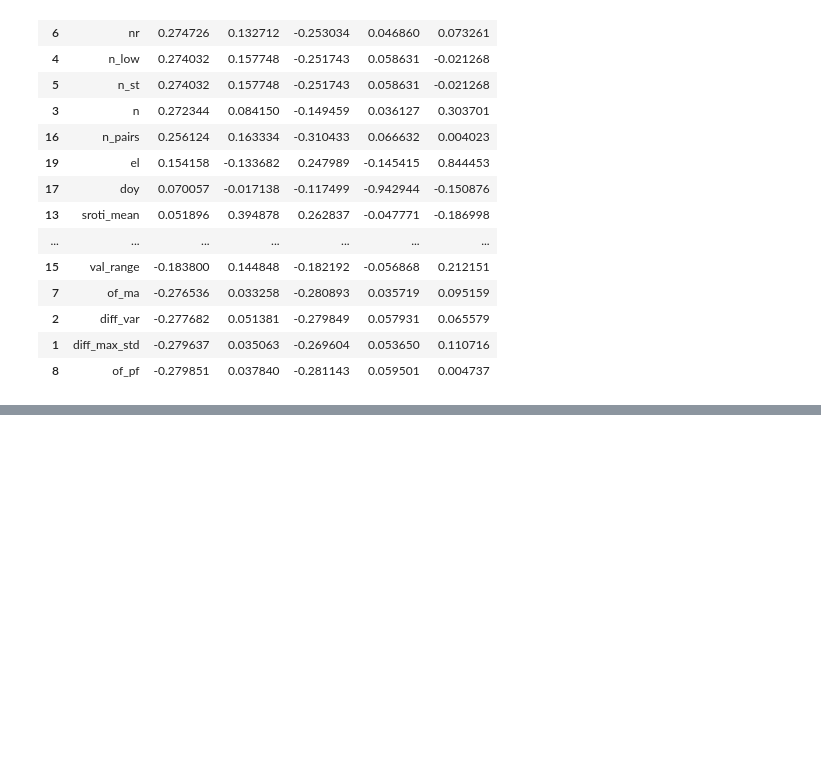
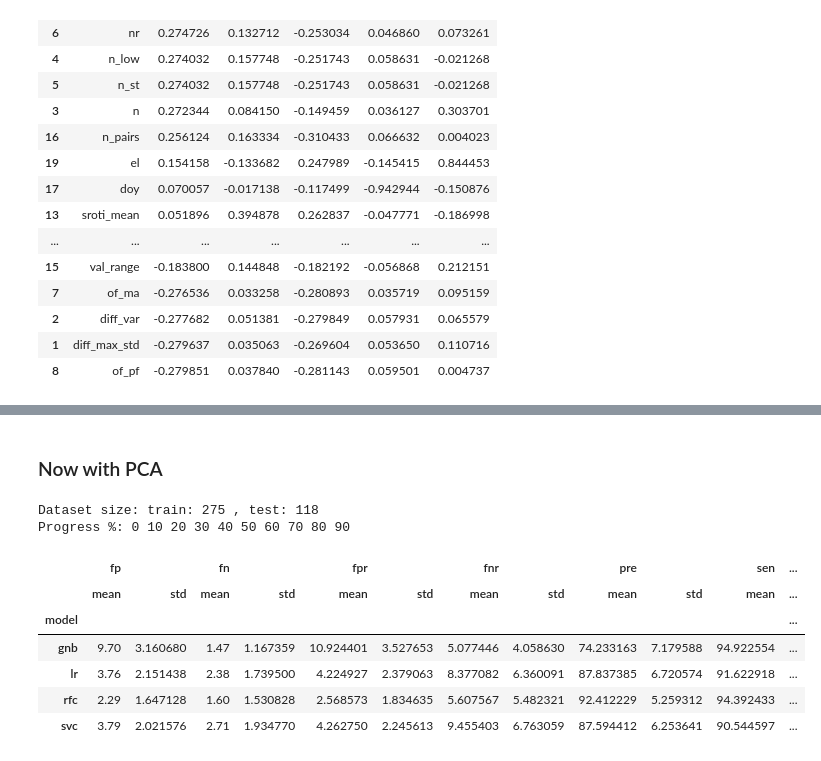
Before and after one commit to smsanchezn/forty_two, a Jupyter notebook: events_classification.ipynb, the cells around one changed output, grey strips where cells are left out. Saved outputs shown, nothing was run; the diff lists cells and outputs as text; code cells hidden in the pictures; blank space fills up the shorter version.

```diff
--- a/events_classification.ipynb
+++ b/events_classification.ipynb
@@ -471,0 +468,15 @@ fi.sort_values(by="pc1",ascending=False)
+# %% [markdown]
+### Now with PCA
+# %%
+stats = get_classifier_stats(tdata, models, n=100, pca=True)
+stats
+# %% [output]
+Dataset size: train: 275 , test: 118
+Progress %: 0 10 20 30 40 50 60 70 80 90
+|  | fp |  | fn |  | fpr |  | fnr |  | pre |  | sen | ... |
+|  | mean | std | mean | std | mean | std | mean | std | mean | std | mean | ... |
+| model |  |  |  |  |  |  |  |  |  |  |  | ... |
+| gnb | 9.70 | 3.160680 | 1.47 | 1.167359 | 10.924401 | 3.527653 | 5.077446 | 4.058630 | 74.233163 | 7.179588 | 94.922554 | ... |
+| lr | 3.76 | 2.151438 | 2.38 | 1.739500 | 4.224927 | 2.379063 | 8.377082 | 6.360091 | 87.837385 | 6.720574 | 91.622918 | ... |
+| rfc | 2.29 | 1.647128 | 1.60 | 1.530828 | 2.568573 | 1.834635 | 5.607567 | 5.482321 | 92.412229 | 5.259312 | 94.392433 | ... |
+| svc | 3.79 | 2.021576 | 2.71 | 1.934770 | 4.262750 | 2.245613 | 9.455403 | 6.763059 | 87.594412 | 6.253641 | 90.544597 | ... |
```
Also changed, not shown: parts of 40 cells of this notebook.
